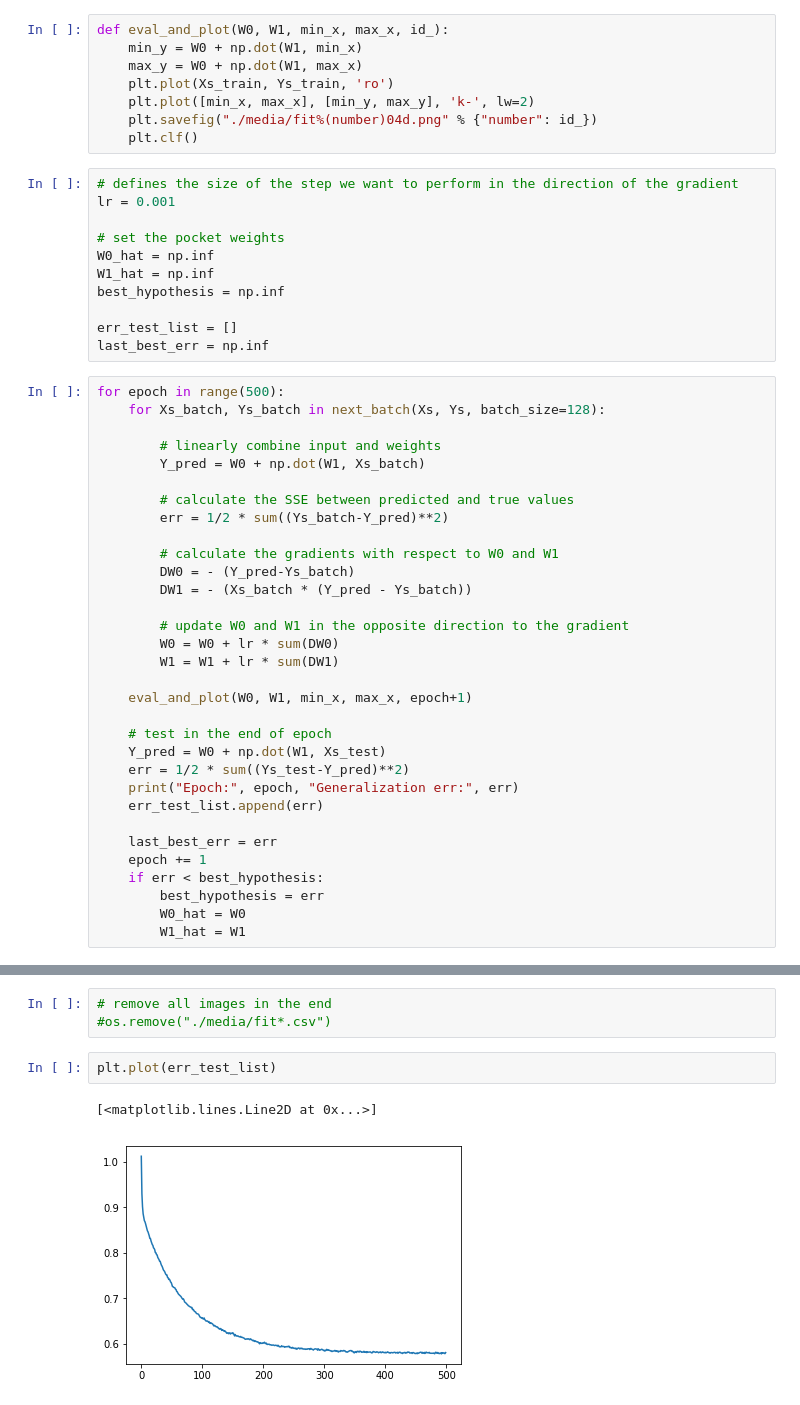
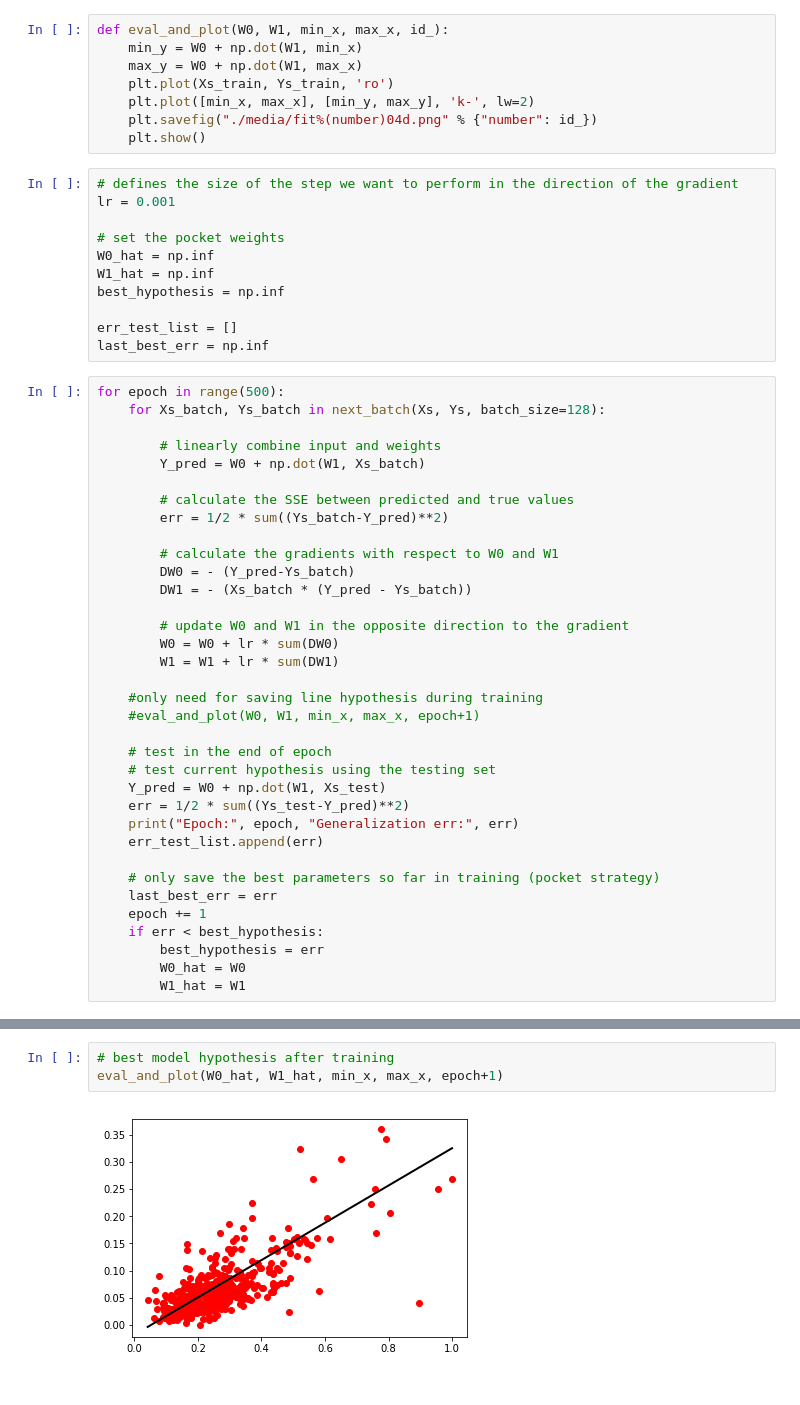
Before and after one commit to sthalles/blog-resources, a Jupyter notebook: gradient-descent/LinearModel.ipynb, the cells around one changed output, grey strips where cells are left out. Cells and saved outputs as stored; diff of their text form.

```diff
--- a/gradient-descent/LinearModel.ipynb
+++ b/gradient-descent/LinearModel.ipynb
@@ -97,7 +97,7 @@ def eval_and_plot(W0, W1, min_x, max_x, id_):
     plt.plot(Xs_train, Ys_train, 'ro')
     plt.plot([min_x, max_x], [min_y, max_y], 'k-', lw=2)
     plt.savefig("./media/fit%(number)04d.png" % {"number": id_})
-    plt.clf()
+    plt.show()
 # %%
 # defines the size of the step we want to perform in the direction of the gradient
 lr = 0.001
@@ -127,14 +127,17 @@ for epoch in range(500):
         W0 = W0 + lr * sum(DW0)
         W1 = W1 + lr * sum(DW1)
 
-    eval_and_plot(W0, W1, min_x, max_x, epoch+1)
+    #only need for saving line hypothesis during training
+    #eval_and_plot(W0, W1, min_x, max_x, epoch+1)
 
     # test in the end of epoch
+    # test current hypothesis using the testing set
     Y_pred = W0 + np.dot(W1, Xs_test)
     err = 1/2 * sum((Ys_test-Y_pred)**2)
     print("Epoch:", epoch, "Generalization err:", err)
     err_test_list.append(err)
 
+    # only save the best parameters so far in training (pocket strategy)
     last_best_err = err
     epoch += 1
     if err < best_hypothesis:
@@ -165,8 +147,5 @@ Epoch: 499 Generalization err: 0.5810013017805066
-# %%
-# remove all images in the end
-#os.remove("./media/fit*.csv")
-# %%
-plt.plot(err_test_list)
-# %% [output]
-[<matplotlib.lines.Line2D at 0x...>]
-[figure, removed]
+# %%
+# best model hypothesis after training
+eval_and_plot(W0_hat, W1_hat, min_x, max_x, epoch+1)
+# %% [output]
+[figure, added]
```
Also changed, not shown: parts of 8 cells of this notebook.
